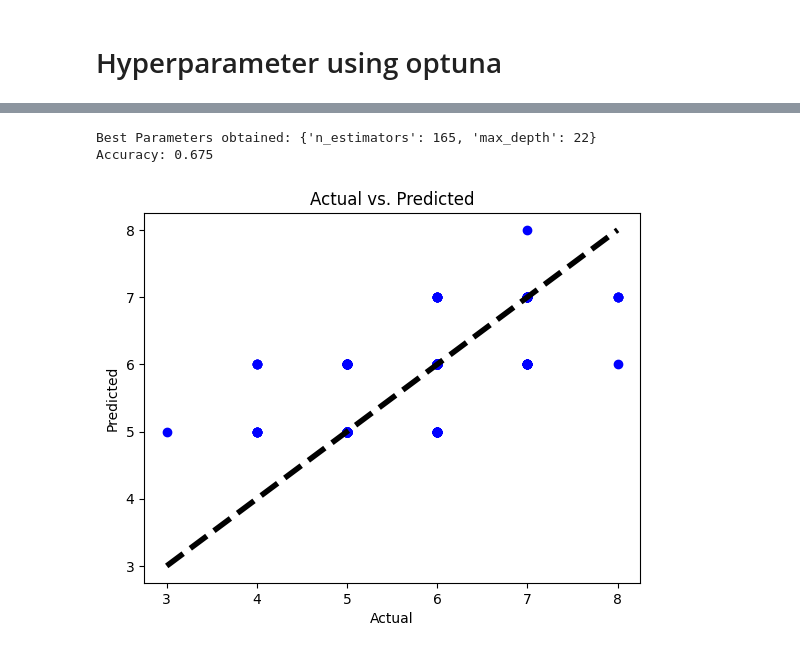
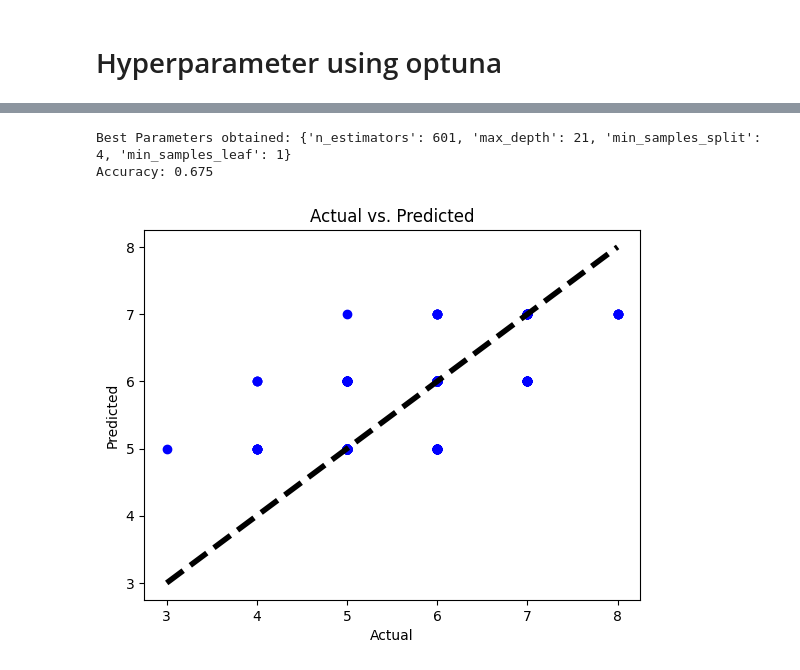
Before and after one commit to COSC5557/pipeline-optimization-bimal2017, a Jupyter notebook: pipeline_bimal.ipynb, the cells around one changed output, grey strips where cells are left out. Saved outputs shown, nothing was run; the diff lists cells and outputs as text; code cells hidden in the pictures.

```diff
--- a/pipeline_bimal.ipynb
+++ b/pipeline_bimal.ipynb
@@ -177,12 +176,12 @@ param_dist = [
     'preprocessor__num__scaler': [StandardScaler(), MinMaxScaler()],
     'classifier__n_estimators': randint(100, 1000),
     'classifier__max_depth': randint(2, 30),},
-    'classifier_min_samples_split': randint(2,11),
-    'classifier_min_samples_leaf': randint(1,5)},
+   # 'classifier_min_samples_split': randint(2,11),
+   # 'classifier_min_samples_leaf': randint(1,5)},
     {'classifier': [SVC(random_state=42)],
      'classifier__C': uniform(0.1,10),
      'classifier__gamma': uniform(0.001,  0.1),
-     'classifier_kernel': ['linear','rbf', 'poly', 'sigmoid'],
+    # 'classifier_kernel': ['linear','rbf', 'poly', 'sigmoid'],
      'preprocessor__num__imputer__strategy': ['mean', 'median', 'most_frequent'],
      'preprocessor__num__scaler': [StandardScaler(), MinMaxScaler()]}
 ]
@@ -213,8 +212,10 @@ Accuracy: 0.66
 # Define objective function for Optuna
 def objective(trial):
     n_estimators = trial.suggest_int('n_estimators', 100, 1000)
-    max_depth = trial.suggest_int('max_depth', 2, 25, log=True)
-    clf = RandomForestClassifier(n_estimators=n_estimators, max_depth=max_depth, random_state=42)
+    max_depth = trial.suggest_int('max_depth', 2, 30, log=True)
+    min_samples_split = trial.suggest_int('min_samples_split', 2, 20)
+    min_samples_leaf = trial.suggest_int('min_samples_leaf', 1, 10)
+    clf = RandomForestClassifier(n_estimators=n_estimators, max_depth=max_depth, min_samples_split=min_samples_split, min_samples_leaf=min_samples_leaf, random_state=42)
 
     pipeline = Pipeline(steps=[('preprocessor', preprocessor), ('classifier', clf)])
     pipeline.fit(X_train, y_train)
@@ -276,3 +277,3 @@ plt.show()
-Best Parameters obtained: {'n_estimators': 165, 'max_depth': 22}
+Best Parameters obtained: {'n_estimators': 601, 'max_depth': 21, 'min_samples_split': 4, 'min_samples_leaf': 1}
 Accuracy: 0.675
-[figure, old version]
+[figure, new version]
```
Also changed, not shown: parts of 4 cells of this notebook, 1 other file.
